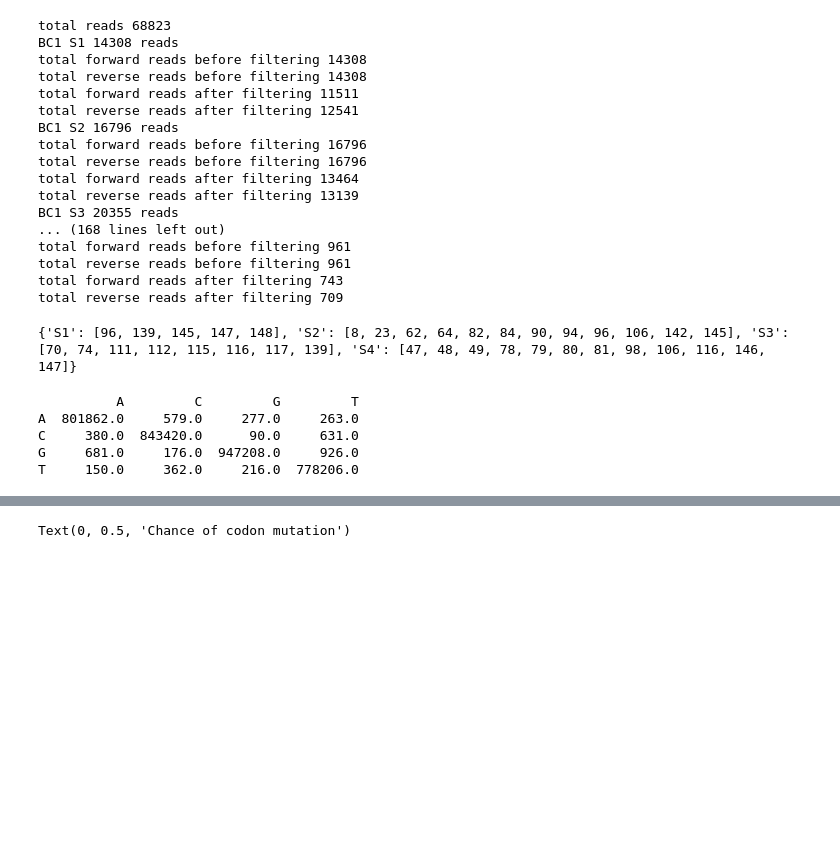
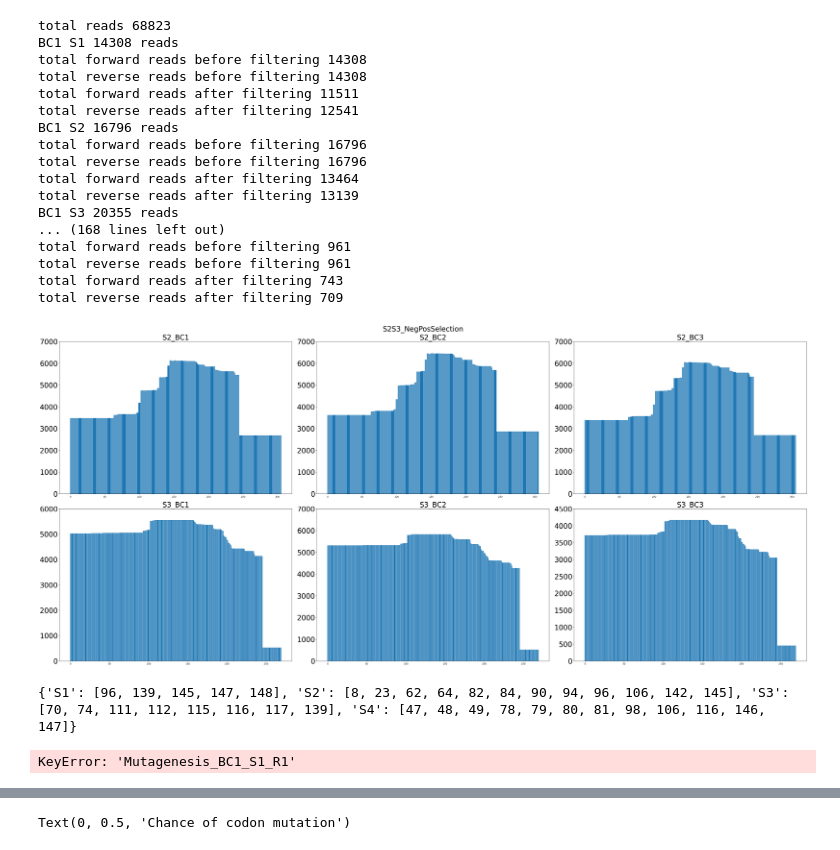
Before and after one commit to AliceHovsepyan/pogo_pance_draft, a Jupyter notebook: DMS_analysis_PACE.ipynb, the cells around one changed output, grey strips where cells are left out. Drawn from its saved outputs; the diff is of its cells as text; code cells hidden in the pictures; blank space fills up the shorter version.

```diff
--- a/DMS_analysis_PACE.ipynb
+++ b/DMS_analysis_PACE.ipynb
@@ -264,39 +283,41 @@ total reverse reads before filtering 961
 total forward reads after filtering 743
 total reverse reads after filtering 709
 # %%
-## figure with 4x4 plots of coverages:
-read_dictionary =NegPosSelection_reads
+## figure with plots of coverages:
+read_dictionary =NegPosSelection_reads#Mutagenesis_reads#
 plt_title = "S2S3_NegPosSelection"
-used_Barcodes = ["BC1", "BC2", "BC3", "BC4", "BC5", "BC6"]
+used_Barcodes = ["BC1", "BC2", "BC3"]#, "BC4", "BC5", "BC6"]
 Sections = ["S2", "S3"]
 
 fig, axs = plt.subplots( len(Sections),len(used_Barcodes), figsize=(15*len(used_Barcodes), 10*len(Sections)), layout='constrained')
 
 for Bc in used_Barcodes:
     for Section in  Sections:
         name = f"{Bc}_{Section}"
 
         tripl_st = Primer_out_of_triplets[Section+"_fwd"]
         tripl_end = Primer_out_of_triplets[Section+"_rev"]
         ref_section = find_reference_seq(ref_gene=ref_gene, Primer_seq=Primer_seq, Section=Section,Primer_out_of_triplets=Primer_out_of_triplets)
 
         a_seq = read_dictionary[f"{Bc}_{Section}_R1"]
         b_seq = read_dictionary[f"{Bc}_{Section}_R2"]
 
-        seq_variants = gather_nt_variants(a_seq=a_seq, b_seq = b_seq, catch_left=Barcodes[f"{Bc}_fwd"]+Primer_seq[Section + "_fwd"][:tripl_st],catch_right=dna_rev_comp(Barcodes[f"{Bc}_rev"]+Primer_seq[Section+"_rev"][:tripl_end]), ref_seq=ref_section)
+        seq_variants = gather_nt_variants(a_seq=a_seq, b_seq = b_seq, catch_left=Barcodes[f"{Bc}_fwd"]+Primer_seq[Section + "_fwd"][:tripl_st],catch_right=dna_rev_comp(Barcodes[f"{Bc}_rev"]+Primer_seq[Section+"_rev"][:tripl_end]), ref=ref_section)
 
         seq_variants= pd.DataFrame.from_dict(seq_variants).sum()
 
 
         ax = axs[Sections.index(Section), used_Barcodes.index(Bc)]
         ax.bar(seq_variants.index, seq_variants)
         ax.set_yticks(ax.get_yticks())
         ax.set_yticklabels([int(tick) for tick in ax.get_yticks()], fontsize = 30)
         ax.set_title(f'{Section}_{Bc}', fontsize = 30)
 
 fig.suptitle(plt_title, fontsize = 30)
 #plt.savefig(f'/Users/annavonbachmann/Documents/GitHub/DMS_analysis/output/PACE/Mutagenesis_final_DNA_coverage.pdf')
 plt.show()
+# %% [output]
+[figure, added]
 # %%
 import functions_
 reload(functions_)
@@ -381,11 +414,7 @@ for Section in Sections:
     chance_of_mut_codon_pos = [1-(chance_of_no_mut_pos[pos]*chance_of_no_mut_pos[pos+1]*chance_of_no_mut_pos[pos+2]) for pos in range(0, len(chance_of_no_mut_pos), 3)]
     chance_of_mut_pos_dict[Section] = chance_of_mut_codon_pos
 # %% [output]
-          A         C         G         T
-A  801862.0     579.0     277.0     263.0
-C     380.0  843420.0      90.0     631.0
-G     681.0     176.0  947208.0     926.0
-T     150.0     362.0     216.0  778206.0
+KeyError: 'Mutagenesis_BC1_S1_R1'
 # %%
 FigFolder = None
 compare_mut_enrichement(all_reads, "S3", ref_gene, use_rev_read =True, use_forward_read= True, data_type = "AA", combine_mut_rates=False, FigFolder=FigFolder, vmax = 0.05, samples = samples, plt_titles=plt_titles,Primer_out_of_triplets=Primer_out_of_triplets, Barcodes=Barcodes, Primer_seq= Primer_seq)
```
Also changed, not shown: parts of 8 cells of this notebook, 1 other file.
